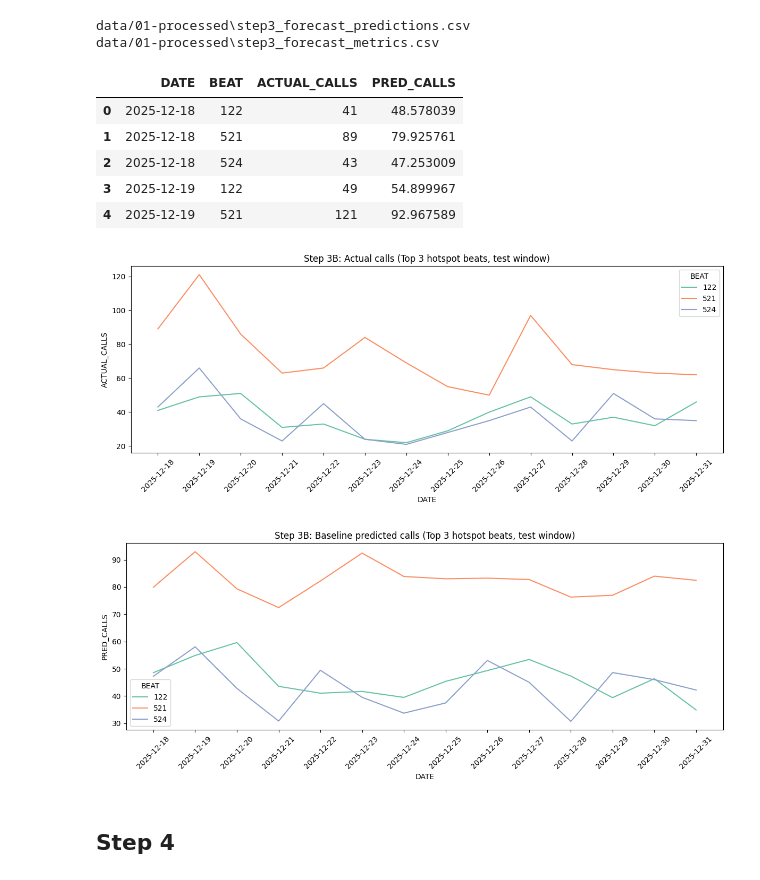
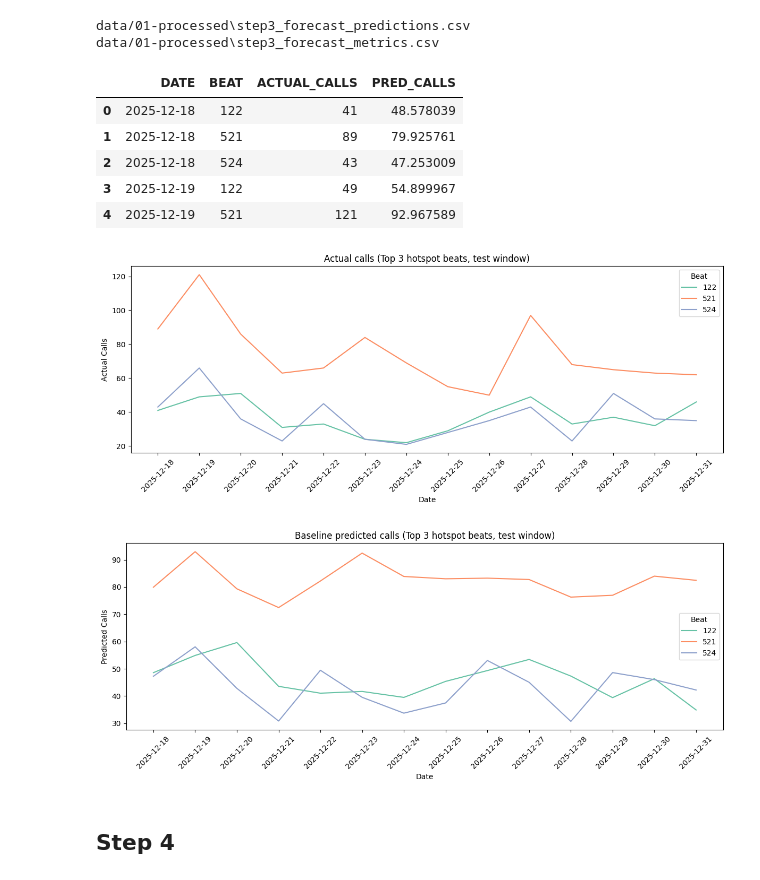
Before and after one commit to BJKin/Analytics-Driven-Resource-Deployment-for-San-Diego-Emergency-Services, a Jupyter notebook: data_pipeline.ipynb, the cells around one changed output. Drawn from its saved outputs; the diff is of its cells as text; code cells hidden in the pictures.

Commit message:
Updated notebook step 3 graphs to have better labeling and coloring

```diff
--- a/data_pipeline.ipynb
+++ b/data_pipeline.ipynb
@@ -256,31 +256,37 @@ data/01-processed\step3_forecast_metrics.csv
 # %%
 top_beats = list(beat_counts.head(3).index)
 viz = pred_df[pred_df['BEAT'].isin(top_beats)].copy()
 viz_agg = viz.groupby(['DATE','BEAT'])[['ACTUAL_CALLS','PRED_CALLS']].sum().reset_index()
 display(viz_agg.head())
 
 plt.figure(figsize=(12,5))
 sns.lineplot(data=viz_agg, x='DATE', y='ACTUAL_CALLS', hue='BEAT', legend=True, palette="Set2")
+plt.legend(loc="upper right", title="Beat")
+plt.xlabel("Date")
+plt.ylabel("Actual Calls")
 plt.xticks(rotation=45)
-plt.title('Step 3B: Actual calls (Top 3 hotspot beats, test window)')
+plt.title('Actual calls (Top 3 hotspot beats, test window)')
 plt.tight_layout()
 plt.show()
 
 plt.figure(figsize=(12,5))
 sns.lineplot(data=viz_agg, x='DATE', y='PRED_CALLS', hue='BEAT', legend=True, palette="Set2")
+plt.legend(loc="center right", title="Beat")
+plt.xlabel("Date")
+plt.ylabel("Predicted Calls")
 plt.xticks(rotation=45)
-plt.title('Step 3B: Baseline predicted calls (Top 3 hotspot beats, test window)')
+plt.title('Baseline predicted calls (Top 3 hotspot beats, test window)')
 plt.tight_layout()
 plt.show()
 # %% [output]
 |  | DATE | BEAT | ACTUAL_CALLS | PRED_CALLS |
 | 0 | 2025-12-18 | 122 | 41 | 48.578039 |
 | 1 | 2025-12-18 | 521 | 89 | 79.925761 |
 | 2 | 2025-12-18 | 524 | 43 | 47.253009 |
 | 3 | 2025-12-19 | 122 | 49 | 54.899967 |
 | 4 | 2025-12-19 | 521 | 121 | 92.967589 |
-[figure, old version]
+[figure, new version]
-[figure, old version]
+[figure, new version]
 # %% [markdown]
 ## Step 4
 # %%
```
